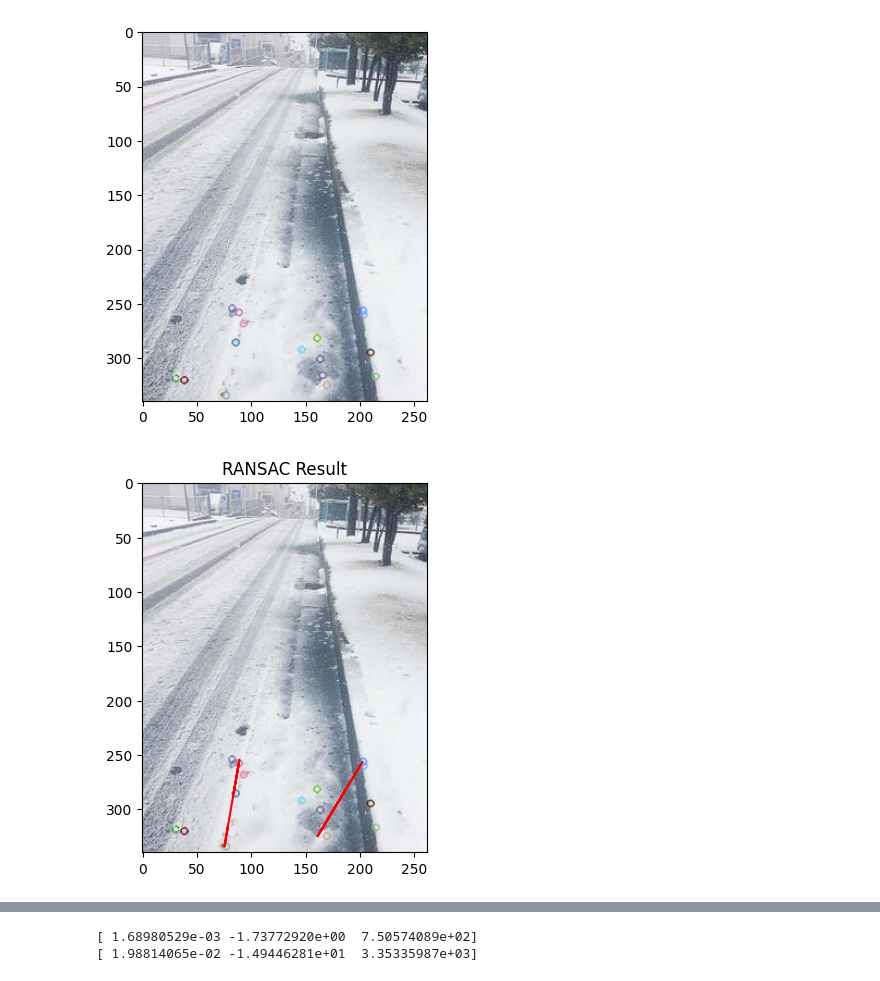
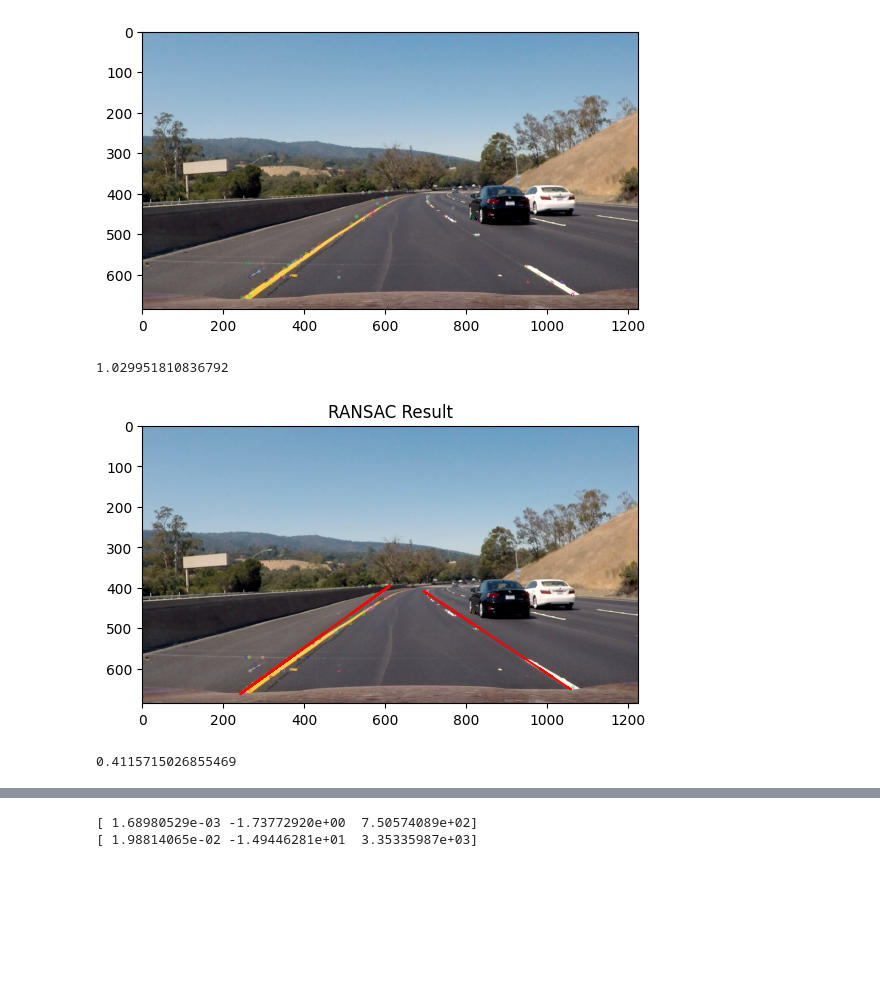
Before and after one commit to shusenhan/CS543Project, a Jupyter notebook: polynomial.ipynb, the cells around one changed output, grey strips where cells are left out. Drawn from its saved outputs; the diff is of its cells as text; code cells hidden in the pictures; blank space fills up the shorter version.

```diff
--- a/polynomial.ipynb
+++ b/polynomial.ipynb
@@ -16,11 +16,13 @@ import cv2
 import numpy as np
 import matplotlib.pyplot as plt
 
+import time
+start_time = time.time()
 # read image
 # just change your image directory here and it should work!
 image = cv2.imread('/content/drive/MyDrive/CS543/challenge-area-1.png')
 # image = cv2.imread('/content/drive/MyDrive/CS543/solidWhiteCurve.jpg')
-image = cv2.imread('/content/drive/MyDrive/CS543/543snow.jpg')
+# image = cv2.imread('/content/drive/MyDrive/CS543/543snow.jpg')
 # image = cv2.imread('/content/drive/MyDrive/CS543/543rain.jpg')
 
 # turn to HSV
@@ -70,42 +72,49 @@ for i in keypoints:
 
 # print(len(key_left))
 # print(len(key_left))
-key_left_fix = []
-for i in key_left:
-  if i.pt[0] <= 130:
-    key_left_fix.append(i)
-  else:
-    key_right.append(i)
-key_left = key_left_fix
+# key_left_fix = []
+# for i in key_left:
+#   if i.pt[0] <= 130:
+#     key_left_fix.append(i)
+#   else:
+#     key_right.append(i)
+# key_left = key_left_fix
 
 # for i in key_left:
 #   print(i.pt)
 # show keypoint results
 keypoint_image = cv2.drawKeypoints(image, key_left+key_right, None)
 keypoint_image_rgb = cv2.cvtColor(keypoint_image, cv2.COLOR_BGR2RGB)
 plt.figure()
 plt.imshow(keypoint_image_rgb)
 plt.show()
 
 
 #turn to numpy array
 points_left = []
 points_right = []
 for i in range(len(key_left)):
   points_left.append(key_left[i].pt)
 for i in range(len(key_right)):
   points_right.append(key_right[i].pt)
 points_left = np.array(points_left)
 points_right = np.array(points_right)
 
 # keypoints changes too
 keypoints_array = np.zeros((len(keypoints), 2))
 for i in range(len(keypoints)):
   keypoints_array[i] = keypoints[i].pt
 keypoints = keypoints_array
+
+end_time = time.time()
+total_time = end_time - start_time
+print(total_time)
 # %% [output]
-[figure, old version]
+[figure, new version]
+1.029951810836792
 # %%
+start_time = time.time()
+
 # only keep left and right keypoints
 key_valid = key_left + key_right
 key_valid_array = np.zeros((len(key_valid), 2))
@@ -164,6 +173,10 @@ plt.imshow(keypoint_image_rgb)
 
 plt.title('RANSAC Result')
 plt.show()
+end_time = time.time()
+total_time = end_time - start_time
+print(total_time)
 # %% [output]
-[figure, old version]
+[figure, new version]
+0.4115715026855469
 # %%
```
Also changed, not shown: parts of 2 cells of this notebook.
